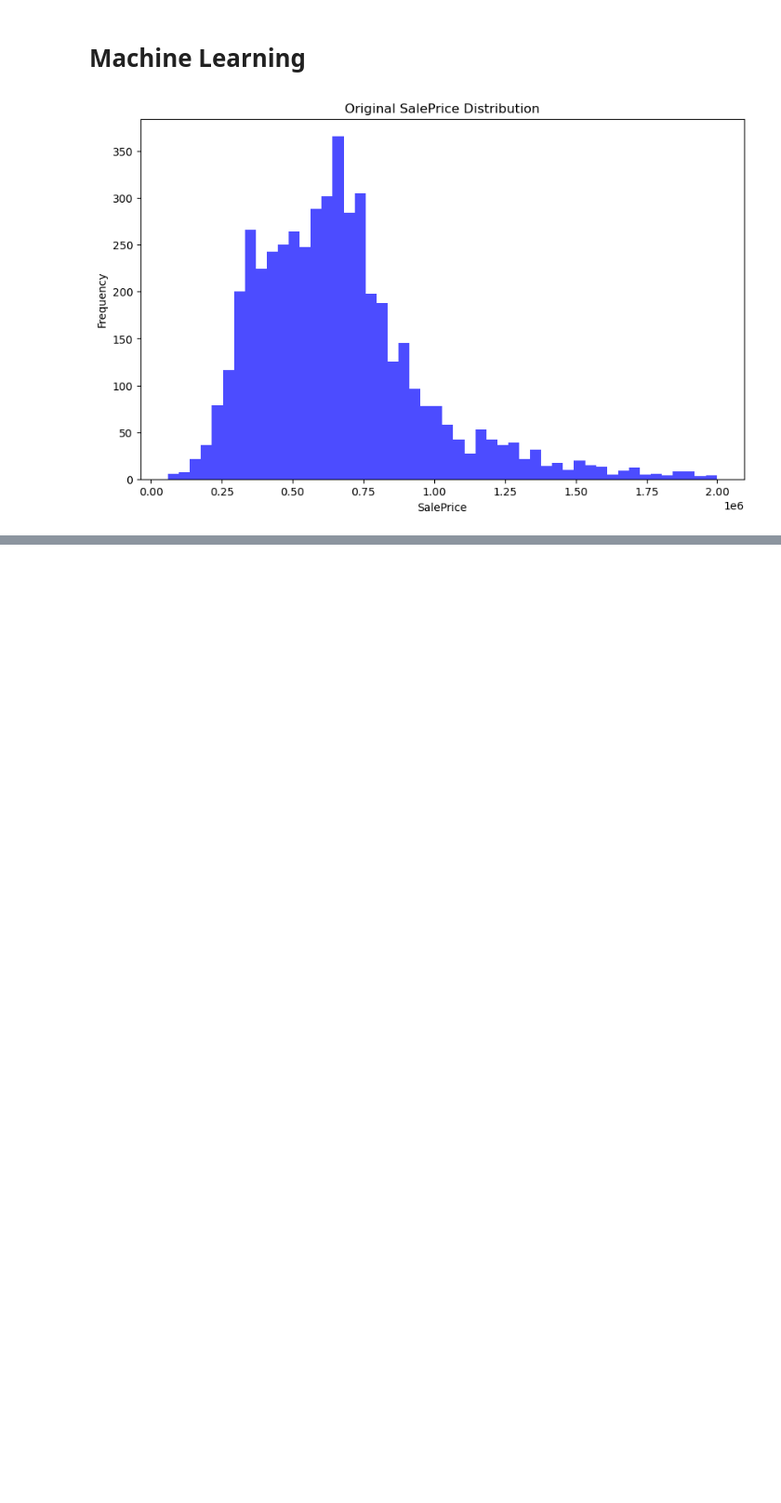
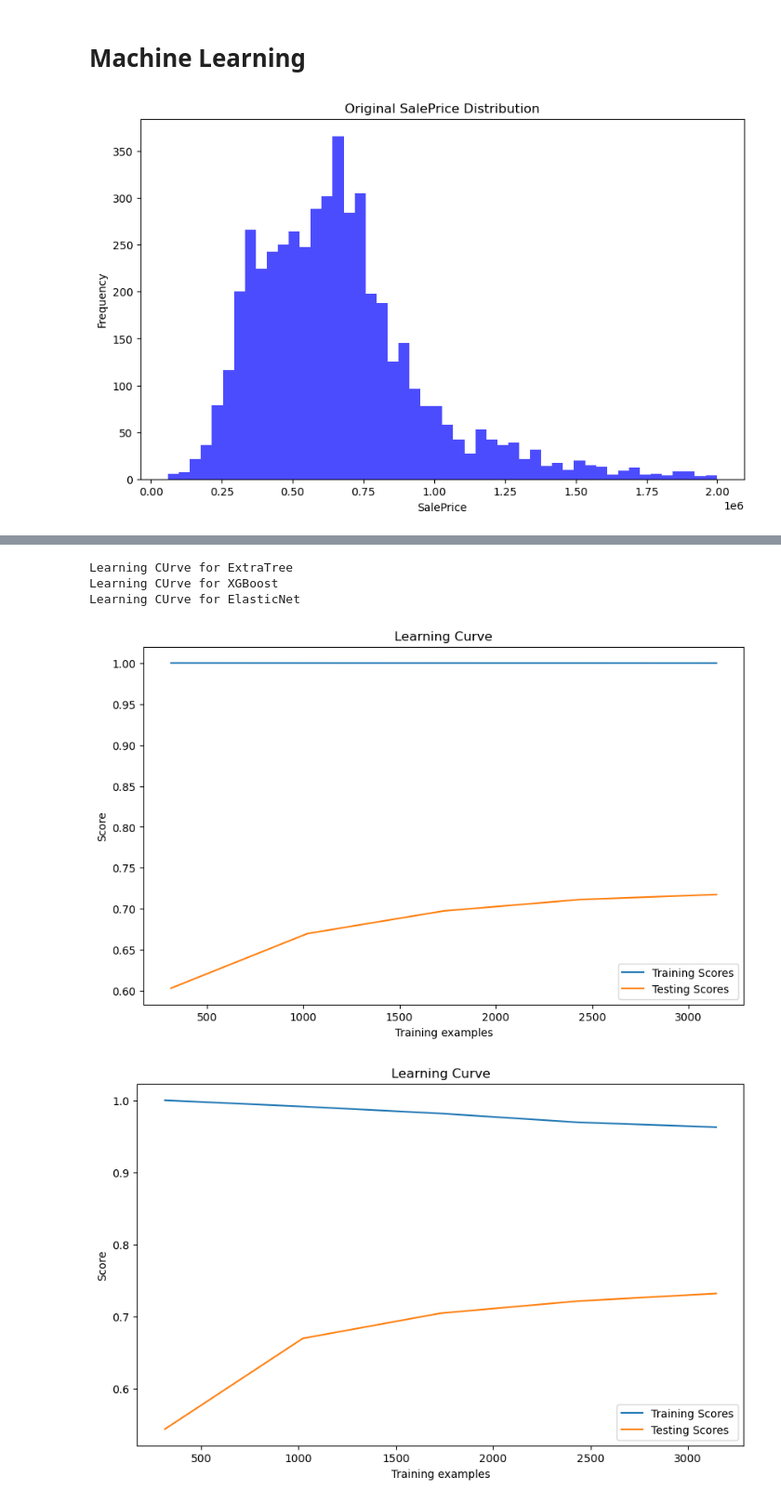
Before and after one commit to shintaronakamura28/Housing_sale_price_prediction, a Jupyter notebook: housing.ipynb, the cells around one changed output, grey strips where cells are left out. Shown: that part at 93% size. Cells and saved outputs as stored; diff of their text form; code cells hidden in the pictures; blank space fills up the shorter version.

```diff
--- a/housing.ipynb
+++ b/housing.ipynb
@@ -318,2 +307,6 @@ y = df['LogSalePrice']
+# %%
+# Split datab
+y = df['SalePrice']
+X = df.drop(['SalePrice'], axis=1)
 # %%
 X_train, X_test, y_train, y_test = train_test_split(X, y, test_size=0.2, random_state=42)
@@ -370,0 +508,7 @@ KeyboardInterrupt:
+# %%
+def evaluate_regression(y_true, y_pred):
+    mse = mean_squared_error(y_true, y_pred)
+    rmse = np.sqrt(mse)
+    mae = mean_absolute_error(y_true, y_pred)
+    r2 = r2_score(y_true, y_pred)
+    return mse, rmse, mae, r2
@@ -370,0 +614,30 @@ KeyboardInterrupt:
+# %%
+#Plot the learning curves
+def plot_learning_curve(estimator, X, y, cv=5, n_jobs=None, train_sizes = np.linspace(0.1, 1.0, 5), scoring='r2'):
+    train_sizes, train_scores, test_scores = learning_curve(estimator, X, y, cv=cv, n_jobs=n_jobs, train_sizes=train_sizes, scoring=scoring)
+
+    train_scores_mean = np.mean(train_scores, axis=1)
+    test_scores_mean = np.mean(test_scores, axis=1)
+
+    plt.figure(figsize=(10,6))
+    plt.plot(train_sizes, train_scores_mean, label='Training Scores')
+    plt.plot(train_sizes, test_scores_mean, label='Testing Scores')
+    plt.xlabel('Training examples')
+    plt.ylabel('Score')
+    plt.title('Learning Curve')
+    plt.legend(loc='best')
+    plt.grid(False)
+    plt.show
+
+
+
+#call the learning curve function for each model
+for model_name, best_model in best_models.items():
+    print(f'Learning CUrve for {model_name}')
+    plot_learning_curve(best_model, X_train, y_train)
+# %% [output]
+Learning CUrve for ExtraTree
+Learning CUrve for XGBoost
+Learning CUrve for ElasticNet
+[figure, added]
+[figure, added]
```
Also changed, not shown: parts of 21 cells of this notebook, 1 other file.
